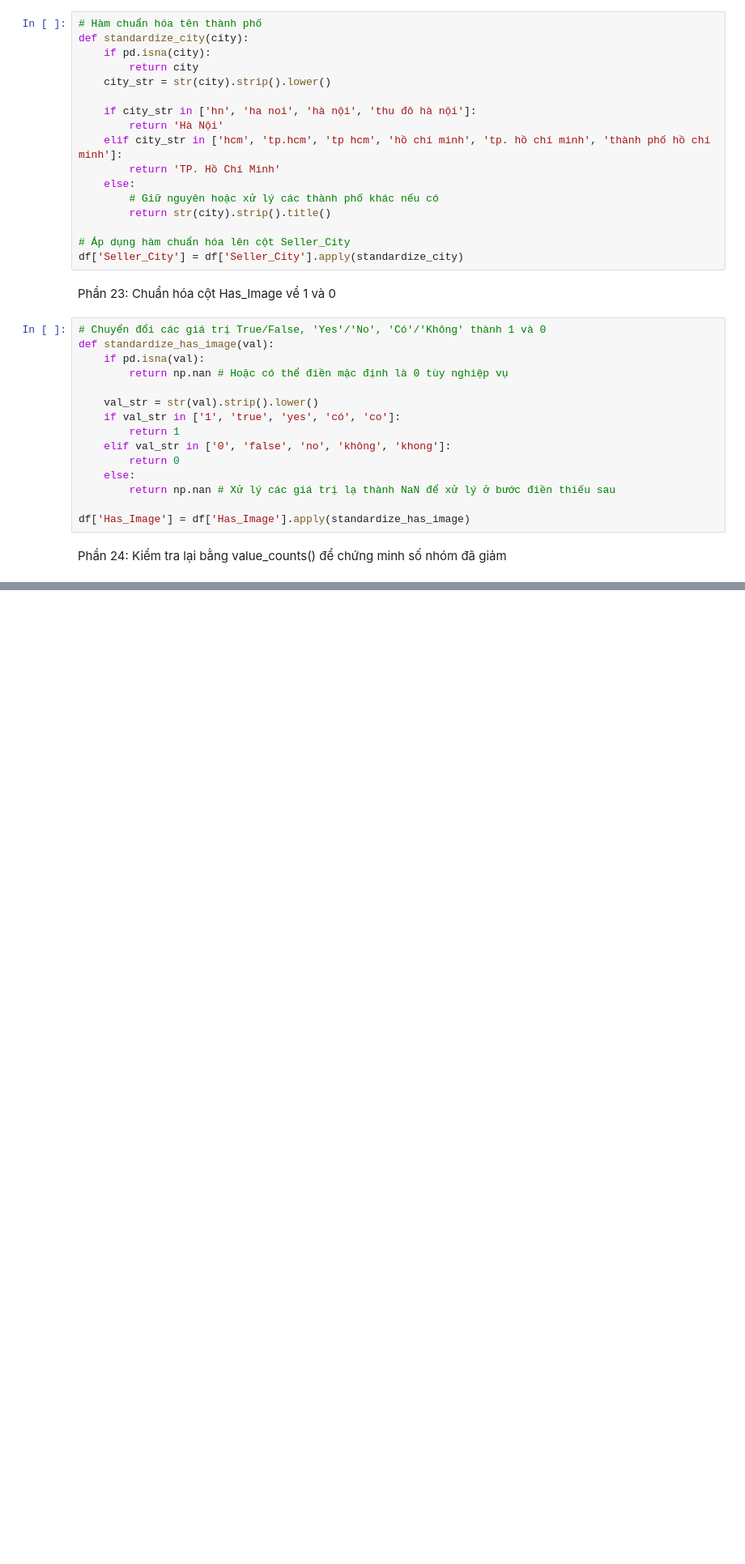
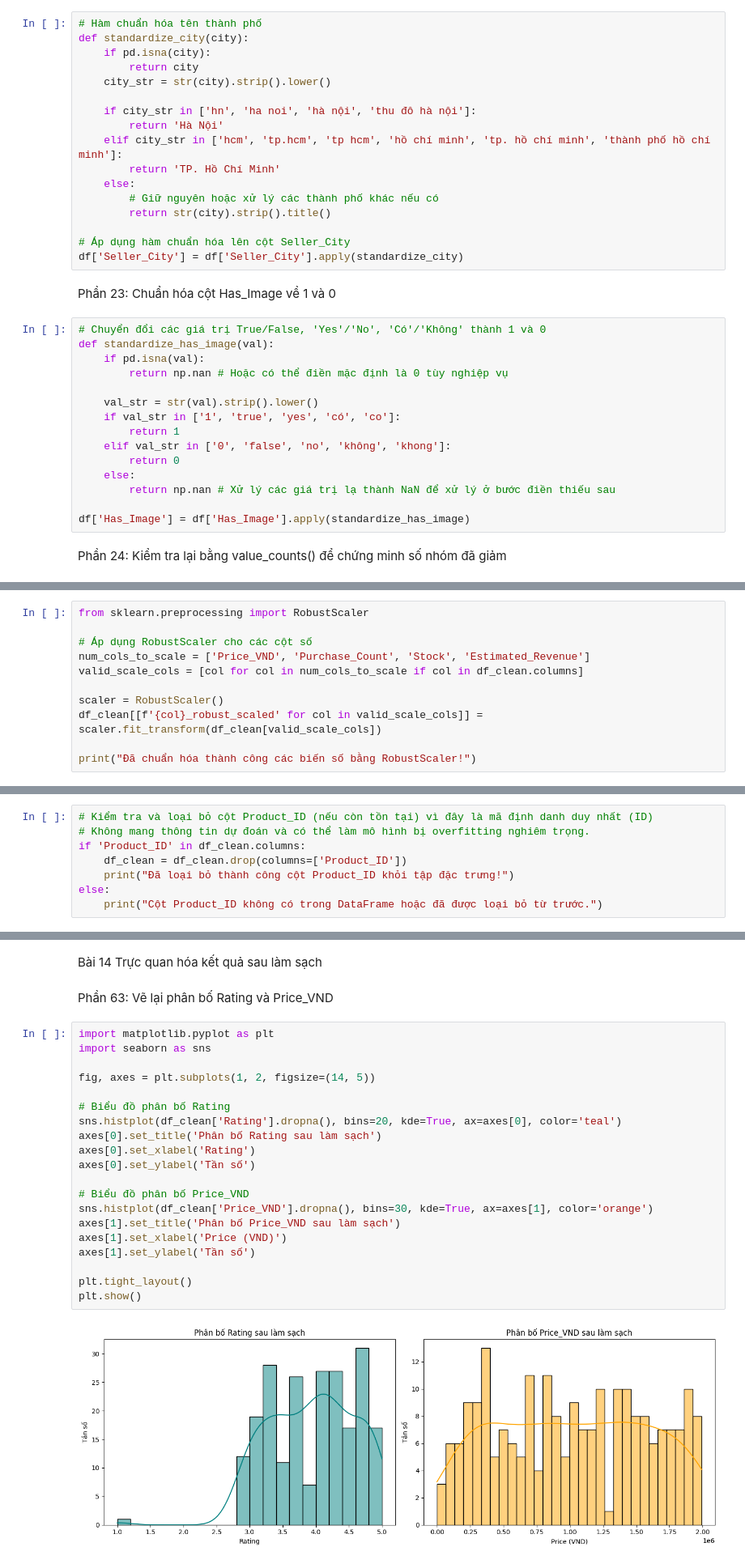
Before and after one commit to IAMIOT1/h-c-m-y-, a Jupyter notebook: BTTH_1.ipynb, the cells around one changed output, grey strips where cells are left out. Shown at 81% size. Cells and saved outputs as stored; diff of their text form; blank space fills up the shorter version.

Commit message:
Được tạo bằng Colab

```diff
--- a/BTTH_1.ipynb
+++ b/BTTH_1.ipynb
@@ -684,0 +1139,11 @@ dtype: int64
+# %%
+from sklearn.preprocessing import RobustScaler
+
+# Áp dụng RobustScaler cho các cột số
+num_cols_to_scale = ['Price_VND', 'Purchase_Count', 'Stock', 'Estimated_Revenue']
+valid_scale_cols = [col for col in num_cols_to_scale if col in df_clean.columns]
+
+scaler = RobustScaler()
+df_clean[[f'{col}_robust_scaled' for col in valid_scale_cols]] = scaler.fit_transform(df_clean[valid_scale_cols])
+
+print("Đã chuẩn hóa thành công các biến số bằng RobustScaler!")
@@ -684,0 +1295,8 @@ dtype: int64
+# %%
+# Kiểm tra và loại bỏ cột Product_ID (nếu còn tồn tại) vì đây là mã định danh duy nhất (ID)
+# Không mang thông tin dự đoán và có thể làm mô hình bị overfitting nghiêm trọng.
+if 'Product_ID' in df_clean.columns:
+    df_clean = df_clean.drop(columns=['Product_ID'])
+    print("Đã loại bỏ thành công cột Product_ID khỏi tập đặc trưng!")
+else:
+    print("Cột Product_ID không có trong DataFrame hoặc đã được loại bỏ từ trước.")
@@ -684,0 +1326,26 @@ dtype: int64
+# %% [markdown]
+Bài 14 Trực quan hóa kết quả sau làm sạch
+# %% [markdown]
+Phần 63: Vẽ lại phân bố Rating và Price_VND
+# %%
+import matplotlib.pyplot as plt
+import seaborn as sns
+
+fig, axes = plt.subplots(1, 2, figsize=(14, 5))
+
+# Biểu đồ phân bố Rating
+sns.histplot(df_clean['Rating'].dropna(), bins=20, kde=True, ax=axes[0], color='teal')
+axes[0].set_title('Phân bố Rating sau làm sạch')
+axes[0].set_xlabel('Rating')
+axes[0].set_ylabel('Tần số')
+
+# Biểu đồ phân bố Price_VND
+sns.histplot(df_clean['Price_VND'].dropna(), bins=30, kde=True, ax=axes[1], color='orange')
+axes[1].set_title('Phân bố Price_VND sau làm sạch')
+axes[1].set_xlabel('Price (VND)')
+axes[1].set_ylabel('Tần số')
+
+plt.tight_layout()
+plt.show()
+# %% [output]
+[figure, added]
```
Also changed, not shown: parts of 108 cells of this notebook.
